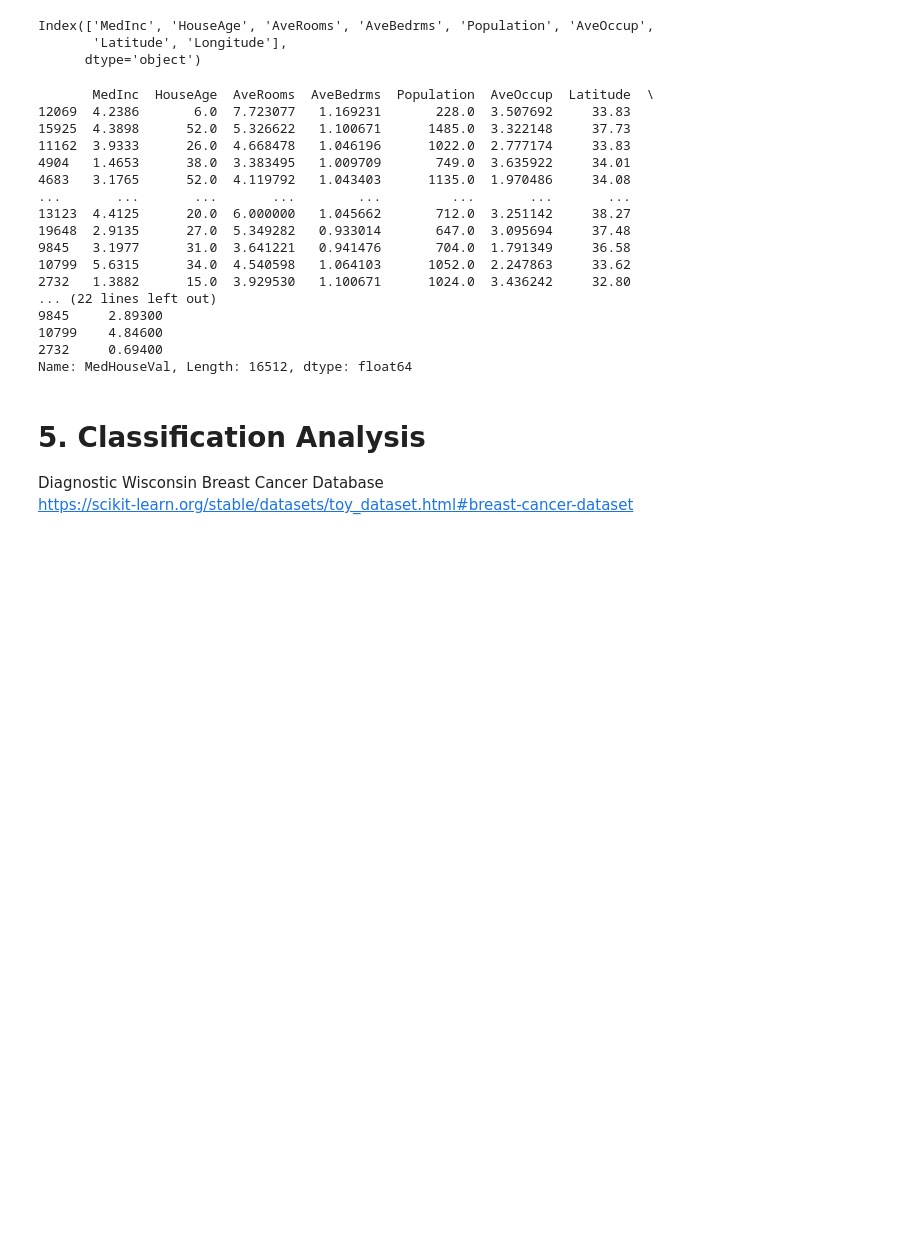
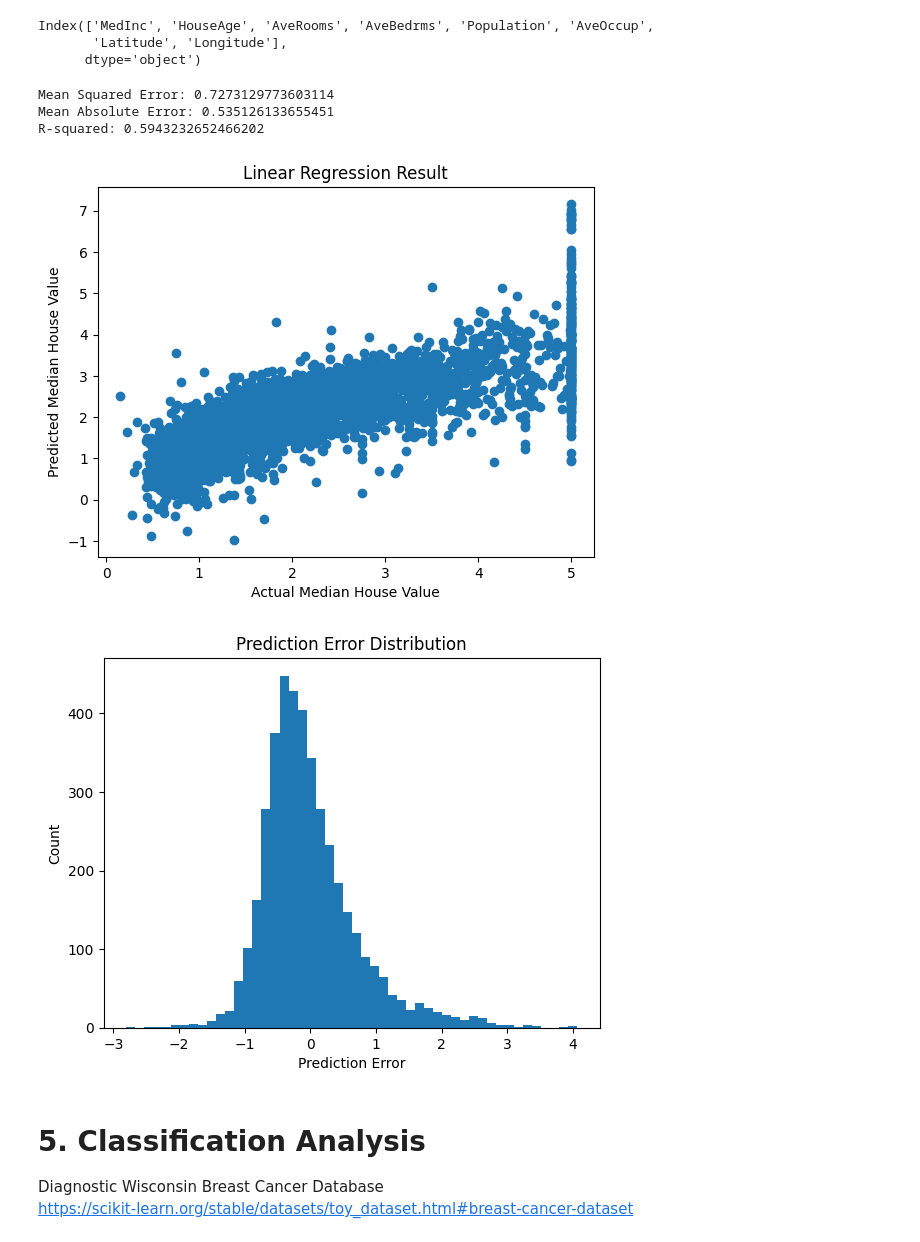
Before and after one commit to glawt0n/dataproject1, a Jupyter notebook: project1.ipynb, the cells around one changed output. Cells and saved outputs as stored; diff of their text form; code cells hidden in the pictures; blank space fills up the shorter version.

```diff
--- a/project1.ipynb
+++ b/project1.ipynb
@@ -3682,26 +3682,36 @@ X_train, X_test, y_train, y_test = train_test_split(X, y, test_size=0.20, random
 Index(['MedInc', 'HouseAge', 'AveRooms', 'AveBedrms', 'Population', 'AveOccup',
        'Latitude', 'Longitude'],
       dtype='object')
-# %%
-print(X_train, y_train)
-# %% [output]
-       MedInc  HouseAge  AveRooms  AveBedrms  Population  AveOccup  Latitude  \
-12069  4.2386       6.0  7.723077   1.169231       228.0  3.507692     33.83
-15925  4.3898      52.0  5.326622   1.100671      1485.0  3.322148     37.73
-11162  3.9333      26.0  4.668478   1.046196      1022.0  2.777174     33.83
-4904   1.4653      38.0  3.383495   1.009709       749.0  3.635922     34.01
-4683   3.1765      52.0  4.119792   1.043403      1135.0  1.970486     34.08
-...       ...       ...       ...        ...         ...       ...       ...
-13123  4.4125      20.0  6.000000   1.045662       712.0  3.251142     38.27
-19648  2.9135      27.0  5.349282   0.933014       647.0  3.095694     37.48
-9845   3.1977      31.0  3.641221   0.941476       704.0  1.791349     36.58
-10799  5.6315      34.0  4.540598   1.064103      1052.0  2.247863     33.62
-2732   1.3882      15.0  3.929530   1.100671      1024.0  3.436242     32.80
-... (22 lines left out)
-9845     2.89300
-10799    4.84600
-2732     0.69400
-Name: MedHouseVal, Length: 16512, dtype: float64
+# %%
+from sklearn.linear_model import LinearRegression
+from sklearn.metrics import mean_absolute_error, r2_score, root_mean_squared_error
+
+model = LinearRegression()
+model.fit(X_train, y_train)
+
+y_pred = model.predict(X_test)
+
+print("Mean Squared Error:", root_mean_squared_error(y_test, y_pred))
+print("Mean Absolute Error:", mean_absolute_error(y_test, y_pred))
+print("R-squared:", r2_score(y_test, y_pred))
+
+plt.scatter(y_test, y_pred)
+plt.xlabel("Actual Median House Value")
+plt.ylabel("Predicted Median House Value")
+plt.title("Linear Regression Result")
+plt.show()
+
+plt.hist(y_test - y_pred, bins=50)
+plt.xlabel("Prediction Error")
+plt.ylabel("Count")
+plt.title("Prediction Error Distribution")
+plt.show()
+# %% [output]
+Mean Squared Error: 0.7273129773603114
+Mean Absolute Error: 0.535126133655451
+R-squared: 0.5943232652466202
+[figure, added]
+[figure, added]
 # %% [markdown]
 # 5. Classification Analysis
 Diagnostic Wisconsin Breast Cancer Database
```
